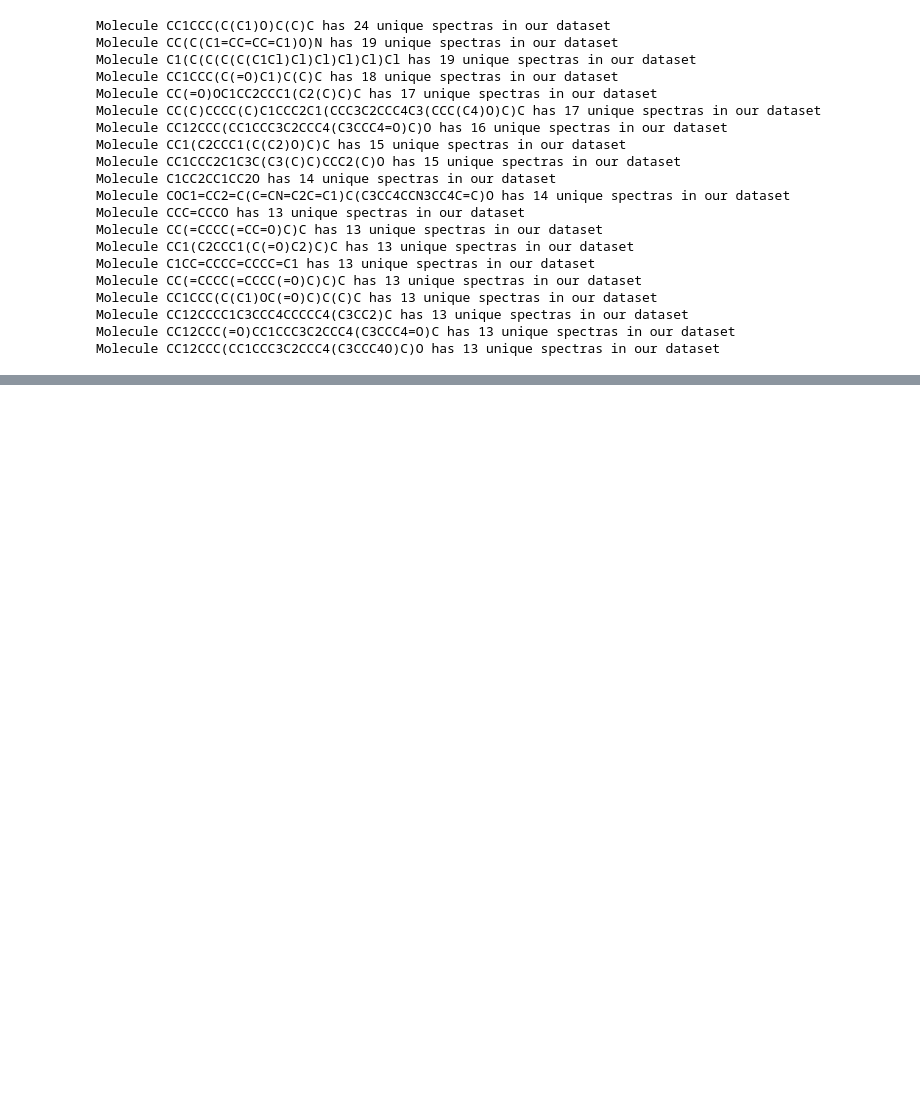
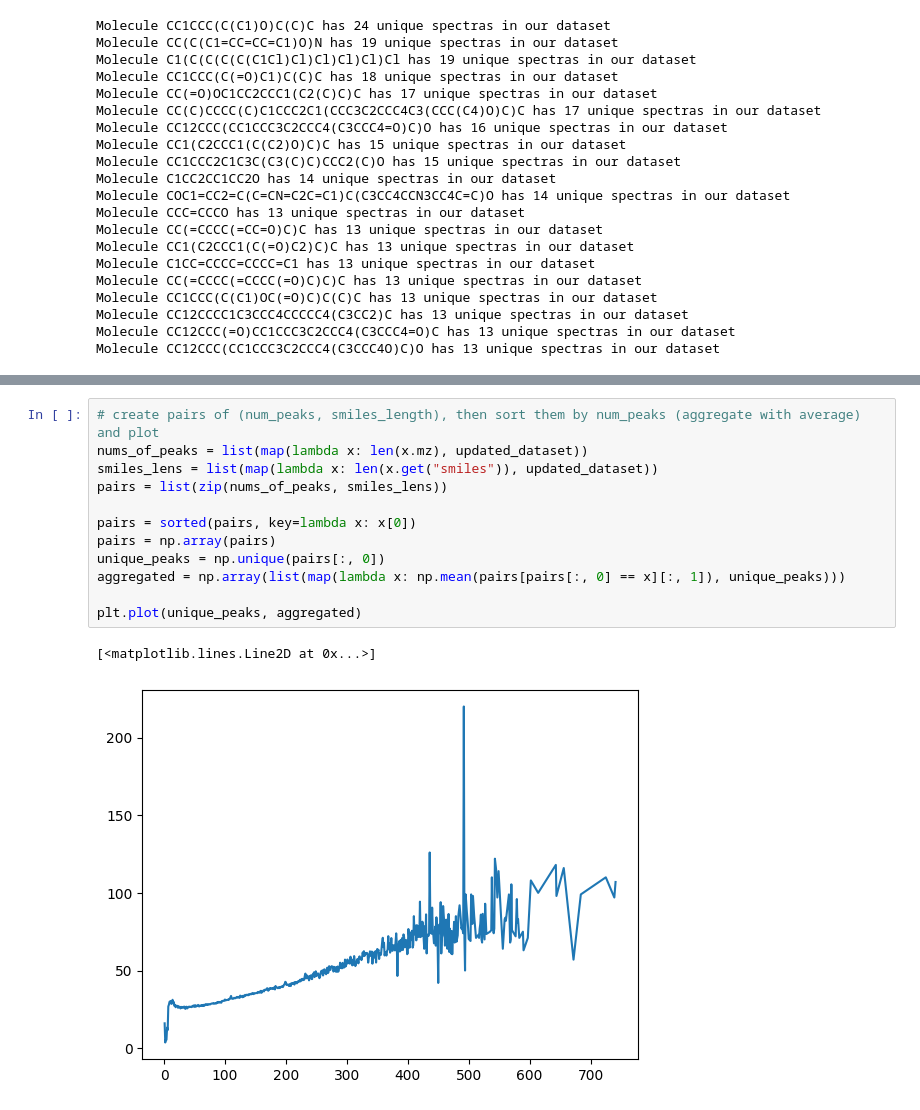
Before and after one commit to hejjack/SpecTRUM, a Jupyter notebook: data/nist_cleaning_splitting.ipynb, the cells around one changed output, grey strips where cells are left out. Cells and saved outputs as stored; diff of their text form; blank space fills up the shorter version.

```diff
--- a/data/nist_cleaning_splitting.ipynb
+++ b/data/nist_cleaning_splitting.ipynb
@@ -449,0 +471,15 @@ Molecule CC12CCC(CC1CCC3C2CCC4(C3CCC4O)C)O has 13 unique spectras in our dataset
+# %%
+# create pairs of (num_peaks, smiles_length), then sort them by num_peaks (aggregate with average) and plot
+nums_of_peaks = list(map(lambda x: len(x.mz), updated_dataset))
+smiles_lens = list(map(lambda x: len(x.get("smiles")), updated_dataset))
+pairs = list(zip(nums_of_peaks, smiles_lens))
+
+pairs = sorted(pairs, key=lambda x: x[0])
+pairs = np.array(pairs)
+unique_peaks = np.unique(pairs[:, 0])
+aggregated = np.array(list(map(lambda x: np.mean(pairs[pairs[:, 0] == x][:, 1]), unique_peaks)))
+
+plt.plot(unique_peaks, aggregated)
+# %% [output]
+[<matplotlib.lines.Line2D at 0x...>]
+[figure, added]
```
Also changed, not shown: parts of 10 cells of this notebook, 11 other files.
